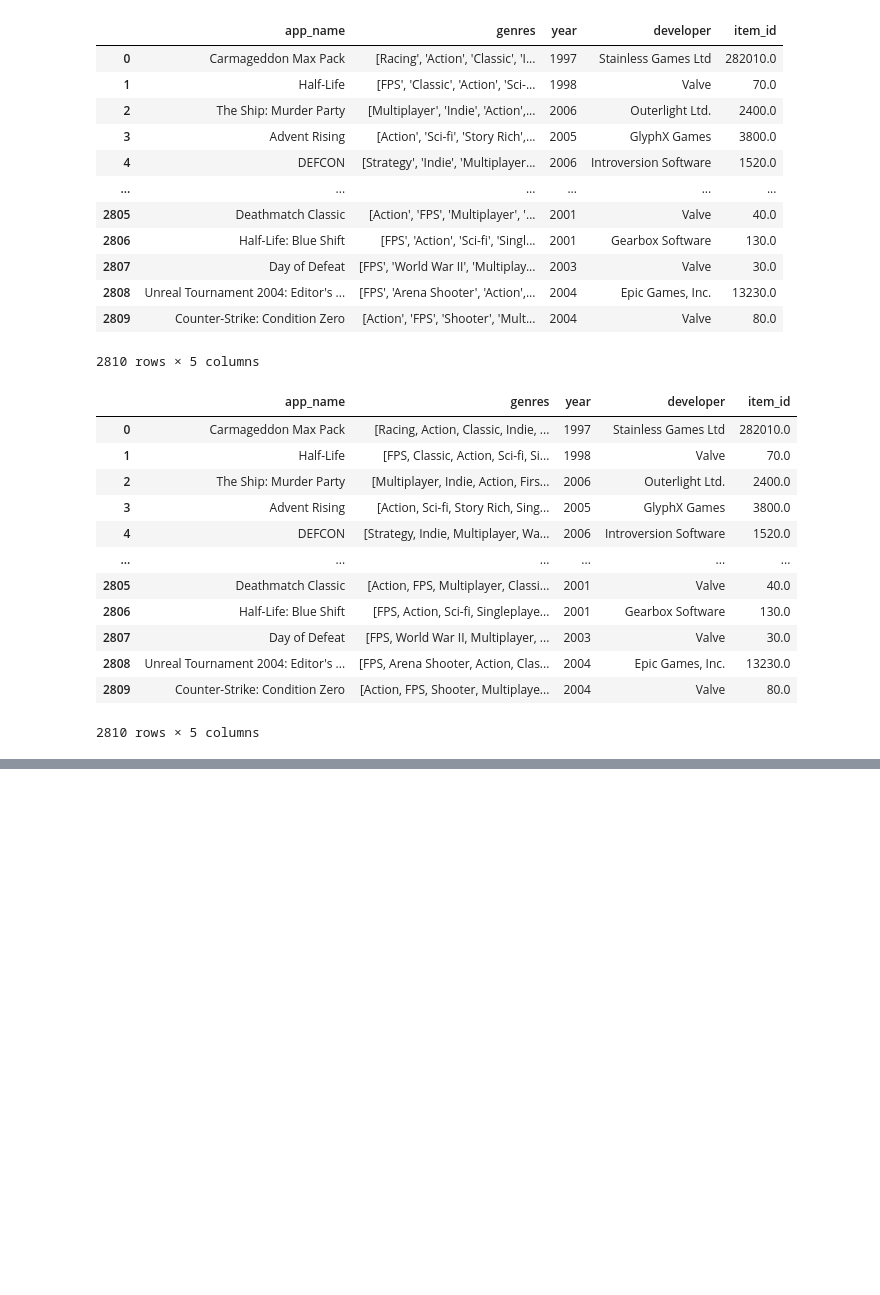
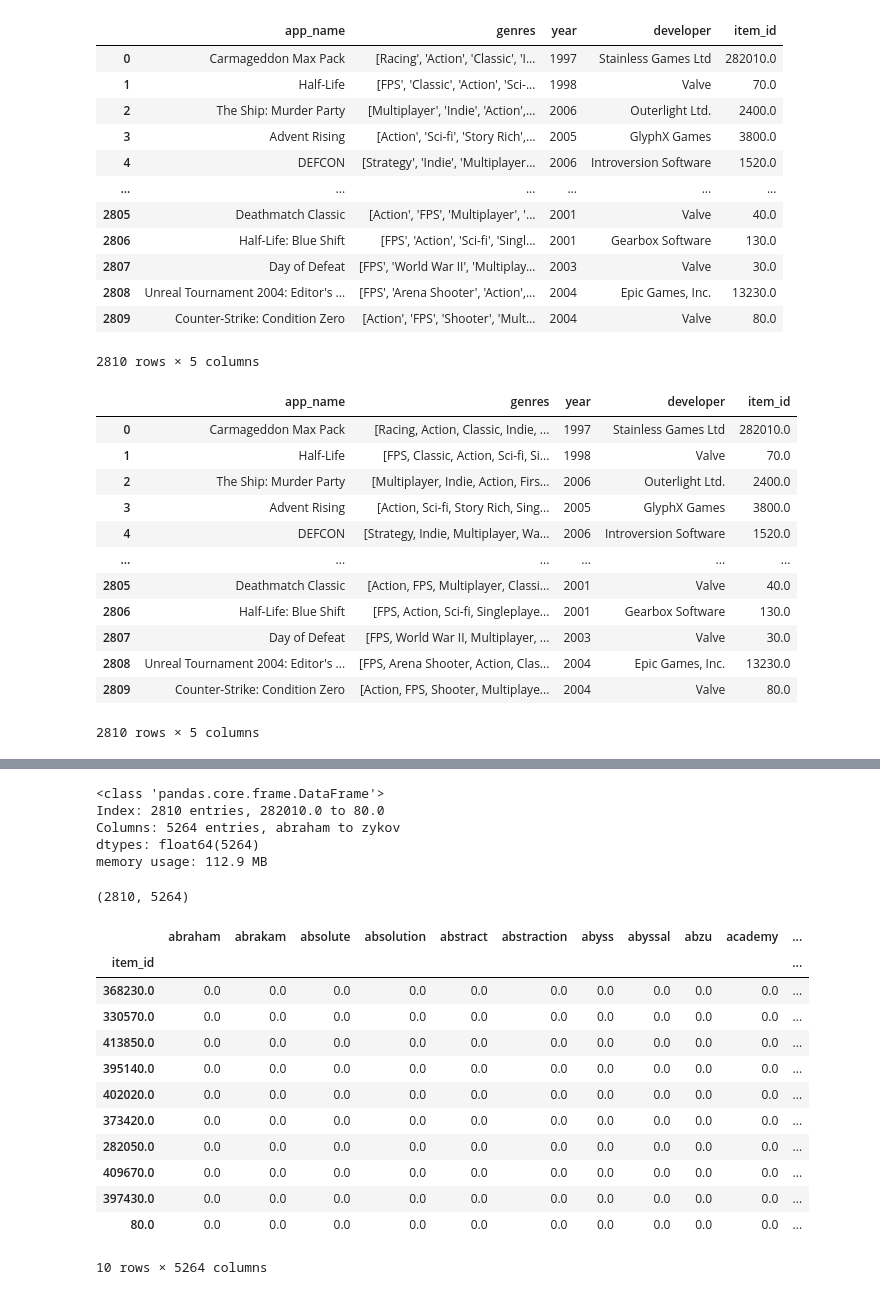
Before and after one commit to MarceloOrtizz/Proyecto_MLOps_Steam, a Jupyter notebook: etl_eda/ETL_consultas _ML.ipynb, the cells around one changed output, grey strips where cells are left out. Drawn from its saved outputs; the diff is of its cells as text; code cells hidden in the pictures; blank space fills up the shorter version.

```diff
--- a/etl_eda/ETL_consultas _ML.ipynb
+++ b/etl_eda/ETL_consultas _ML.ipynb
@@ -144,0 +236,2 @@ todo
+# %%
+consulta_ml_1 = pd.read_csv('../data/consultas/recomendacion_juego.csv.gz',compression='gzip')
@@ -144,0 +262,21 @@ todo
+# %%
+
+import nltk
+from nltk.corpus import stopwords
+
+from sklearn.metrics.pairwise import cosine_similarity
+
+from sklearn.feature_extraction.text import TfidfVectorizer, CountVectorizer
+
+#Eliminaremos las stopwords
+
+stop_words_steams = ['aaaaaa', 'ab', 'abbey','abe', 'abramenko']
+stop = list(stopwords.words('english'))
+stop += stop_words_steams
+
+
+tf = TfidfVectorizer(stop_words=stop, token_pattern=r'\b[a-zA-Z]\w+\b' )
+
+data_vector = tf.fit_transform(consulta_ml_1['features'])
+
+data_vector_df = pd.DataFrame(data_vector.toarray(), index=consulta_ml_1['item_id'], columns = tf.get_feature_names_out())
@@ -144,0 +303,28 @@ todo
+# %%
+data_vector_df.info()
+# %% [output]
+<class 'pandas.core.frame.DataFrame'>
+Index: 2810 entries, 282010.0 to 80.0
+Columns: 5264 entries, abraham to zykov
+dtypes: float64(5264)
+memory usage: 112.9 MB
+# %%
+data_vector_df.shape
+# %% [output]
+(2810, 5264)
+# %%
+data_vector_df.sort_values('absolute',ascending=False).tail(10)
+# %% [output]
+|  | abraham | abrakam | absolute | absolution | abstract | abstraction | abyss | abyssal | abzu | academy | ... |
+| item_id |  |  |  |  |  |  |  |  |  |  | ... |
+| 368230.0 | 0.0 | 0.0 | 0.0 | 0.0 | 0.0 | 0.0 | 0.0 | 0.0 | 0.0 | 0.0 | ... |
+| 330570.0 | 0.0 | 0.0 | 0.0 | 0.0 | 0.0 | 0.0 | 0.0 | 0.0 | 0.0 | 0.0 | ... |
+| 413850.0 | 0.0 | 0.0 | 0.0 | 0.0 | 0.0 | 0.0 | 0.0 | 0.0 | 0.0 | 0.0 | ... |
+| 395140.0 | 0.0 | 0.0 | 0.0 | 0.0 | 0.0 | 0.0 | 0.0 | 0.0 | 0.0 | 0.0 | ... |
+| 402020.0 | 0.0 | 0.0 | 0.0 | 0.0 | 0.0 | 0.0 | 0.0 | 0.0 | 0.0 | 0.0 | ... |
+| 373420.0 | 0.0 | 0.0 | 0.0 | 0.0 | 0.0 | 0.0 | 0.0 | 0.0 | 0.0 | 0.0 | ... |
+| 282050.0 | 0.0 | 0.0 | 0.0 | 0.0 | 0.0 | 0.0 | 0.0 | 0.0 | 0.0 | 0.0 | ... |
+| 409670.0 | 0.0 | 0.0 | 0.0 | 0.0 | 0.0 | 0.0 | 0.0 | 0.0 | 0.0 | 0.0 | ... |
+| 397430.0 | 0.0 | 0.0 | 0.0 | 0.0 | 0.0 | 0.0 | 0.0 | 0.0 | 0.0 | 0.0 | ... |
+| 80.0 | 0.0 | 0.0 | 0.0 | 0.0 | 0.0 | 0.0 | 0.0 | 0.0 | 0.0 | 0.0 | ... |
+10 rows × 5264 columns
```
Also changed, not shown: parts of 30 cells of this notebook, 1 other file.
